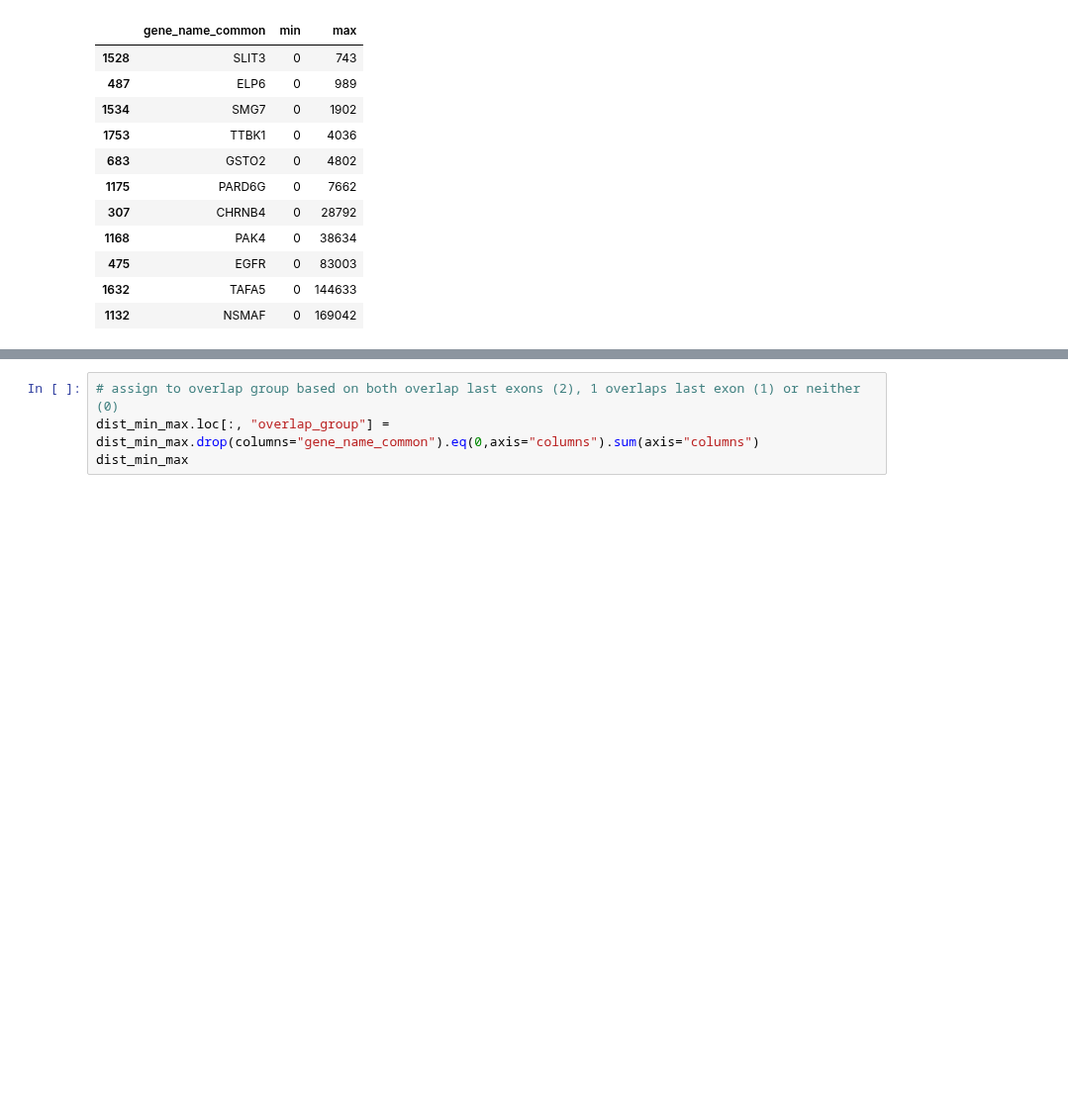
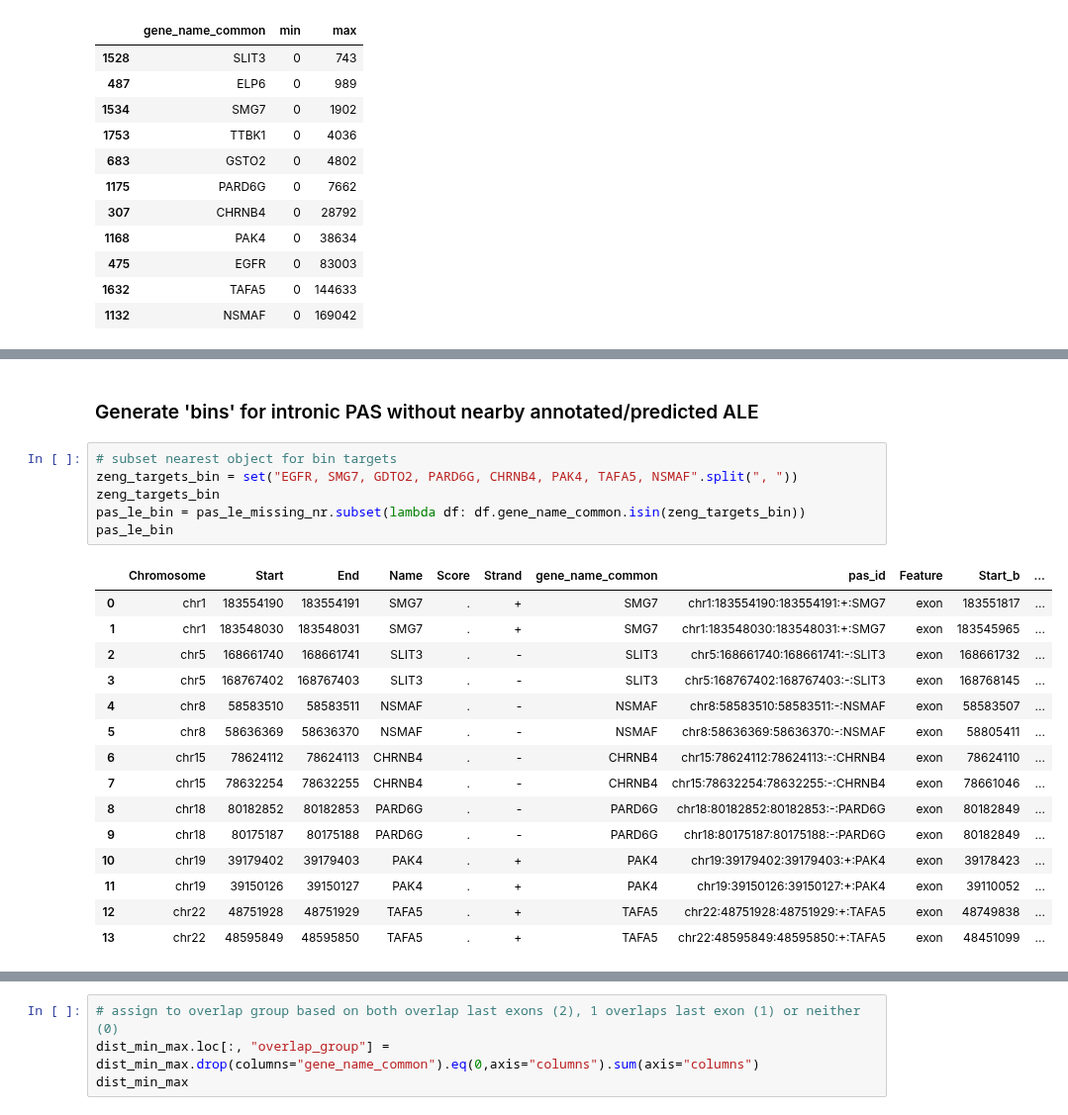
Before and after one commit to frattalab/tdp43-apa, a Jupyter notebook: slamseq/zeng_to_regions.ipynb, the cells around one changed output, grey strips where cells are left out. Shown at 99% size. Saved outputs shown, nothing was run; the diff lists cells and outputs as text; blank space fills up the shorter version.

```diff
--- a/slamseq/zeng_to_regions.ipynb
+++ b/slamseq/zeng_to_regions.ipynb
@@ -726,0 +793,24 @@ dist_min_max[dist_min_max.gene_name_common.isin(zeng_int_unaccounted)]
+# %% [markdown]
+### Generate 'bins' for intronic PAS without nearby annotated/predicted ALE
+# %%
+# subset nearest object for bin targets
+zeng_targets_bin = set("EGFR, SMG7, GDTO2, PARD6G, CHRNB4, PAK4, TAFA5, NSMAF".split(", "))
+zeng_targets_bin
+pas_le_bin = pas_le_missing_nr.subset(lambda df: df.gene_name_common.isin(zeng_targets_bin))
+pas_le_bin
+# %% [output]
+|  | Chromosome | Start | End | Name | Score | Strand | gene_name_common | pas_id | Feature | Start_b | ... |
+| 0 | chr1 | 183554190 | 183554191 | SMG7 | . | + | SMG7 | chr1:183554190:183554191:+:SMG7 | exon | 183551817 | ... |
+| 1 | chr1 | 183548030 | 183548031 | SMG7 | . | + | SMG7 | chr1:183548030:183548031:+:SMG7 | exon | 183545965 | ... |
+| 2 | chr5 | 168661740 | 168661741 | SLIT3 | . | - | SLIT3 | chr5:168661740:168661741:-:SLIT3 | exon | 168661732 | ... |
+| 3 | chr5 | 168767402 | 168767403 | SLIT3 | . | - | SLIT3 | chr5:168767402:168767403:-:SLIT3 | exon | 168768145 | ... |
+| 4 | chr8 | 58583510 | 58583511 | NSMAF | . | - | NSMAF | chr8:58583510:58583511:-:NSMAF | exon | 58583507 | ... |
+| 5 | chr8 | 58636369 | 58636370 | NSMAF | . | - | NSMAF | chr8:58636369:58636370:-:NSMAF | exon | 58805411 | ... |
+| 6 | chr15 | 78624112 | 78624113 | CHRNB4 | . | - | CHRNB4 | chr15:78624112:78624113:-:CHRNB4 | exon | 78624110 | ... |
+| 7 | chr15 | 78632254 | 78632255 | CHRNB4 | . | - | CHRNB4 | chr15:78632254:78632255:-:CHRNB4 | exon | 78661046 | ... |
+| 8 | chr18 | 80182852 | 80182853 | PARD6G | . | - | PARD6G | chr18:80182852:80182853:-:PARD6G | exon | 80182849 | ... |
+| 9 | chr18 | 80175187 | 80175188 | PARD6G | . | - | PARD6G | chr18:80175187:80175188:-:PARD6G | exon | 80182849 | ... |
+| 10 | chr19 | 39179402 | 39179403 | PAK4 | . | + | PAK4 | chr19:39179402:39179403:+:PAK4 | exon | 39178423 | ... |
+| 11 | chr19 | 39150126 | 39150127 | PAK4 | . | + | PAK4 | chr19:39150126:39150127:+:PAK4 | exon | 39110052 | ... |
+| 12 | chr22 | 48751928 | 48751929 | TAFA5 | . | + | TAFA5 | chr22:48751928:48751929:+:TAFA5 | exon | 48749838 | ... |
+| 13 | chr22 | 48595849 | 48595850 | TAFA5 | . | + | TAFA5 | chr22:48595849:48595850:+:TAFA5 | exon | 48451099 | ... |
```
Also changed, not shown: parts of 16 cells of this notebook, 1 other file.
